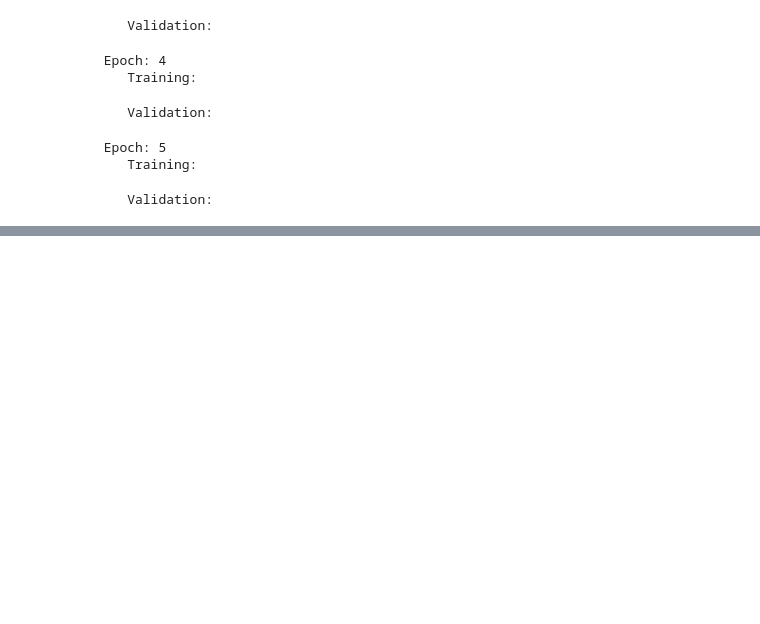
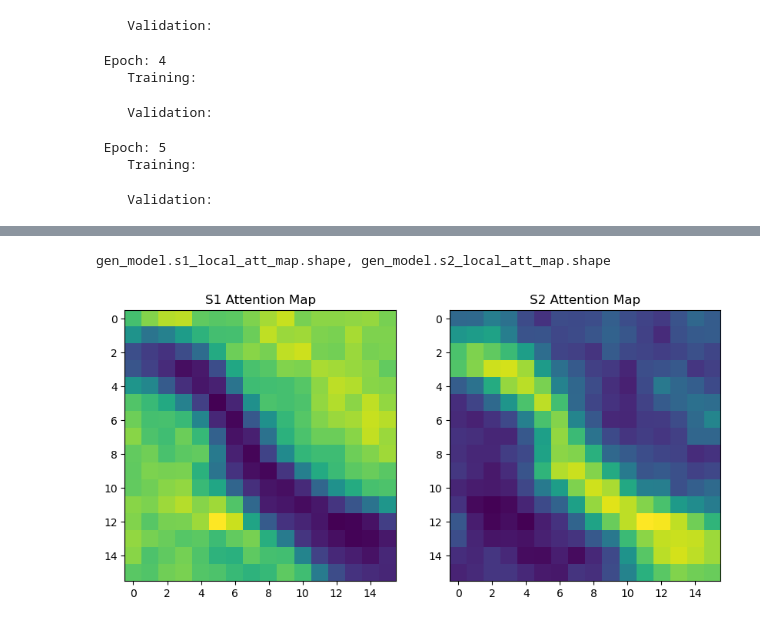
Before and after one commit to moienr/TemporalGAN, a Jupyter notebook: train.ipynb, the cells around one changed output, grey strips where cells are left out. Drawn from its saved outputs; the diff is of its cells as text; code cells hidden in the pictures; blank space fills up the shorter version.

Commit message:
ploting gen1.6 instance variable s1 and s2 local attentions

```diff
--- a/train.ipynb
+++ b/train.ipynb
@@ -381,3 +392,16 @@ RuntimeError: Subtraction, the `-` operator, with a bool tensor is not supported
+# %%
+print("gen_model.s1_local_att_map.shape, gen_model.s2_local_att_map.shape")
+# Ploting both attention maps in a subplot
+fig, axs = plt.subplots(1, 2, figsize=(10, 10))
+axs[0].imshow(gen_model.s1_local_att_map[0, 0, :, :].detach().cpu().numpy())
+axs[0].set_title('S1 Attention Map')
+axs[1].imshow(gen_model.s2_local_att_map[0, 0, :, :].detach().cpu().numpy())
+axs[1].set_title('S2 Attention Map')
+#plt.savefig(f"results/RUN_{file_name}_attention_maps.png")
+plt.show()
+# %% [output]
+gen_model.s1_local_att_map.shape, gen_model.s2_local_att_map.shape
+[figure, added]
 # %%
 # import shutil
 # shutil.rmtree("test_evaluation_plots")
```
Also changed, not shown: parts of 7 cells of this notebook.
